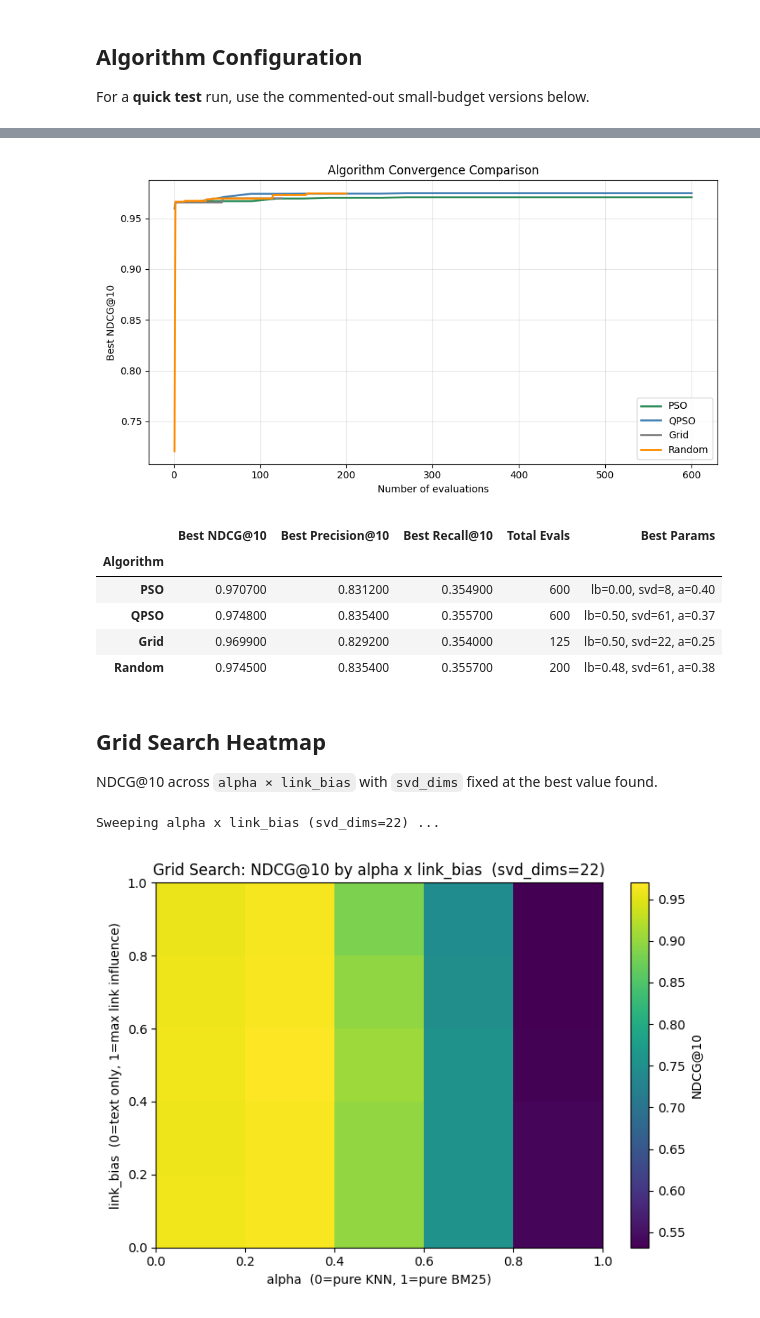
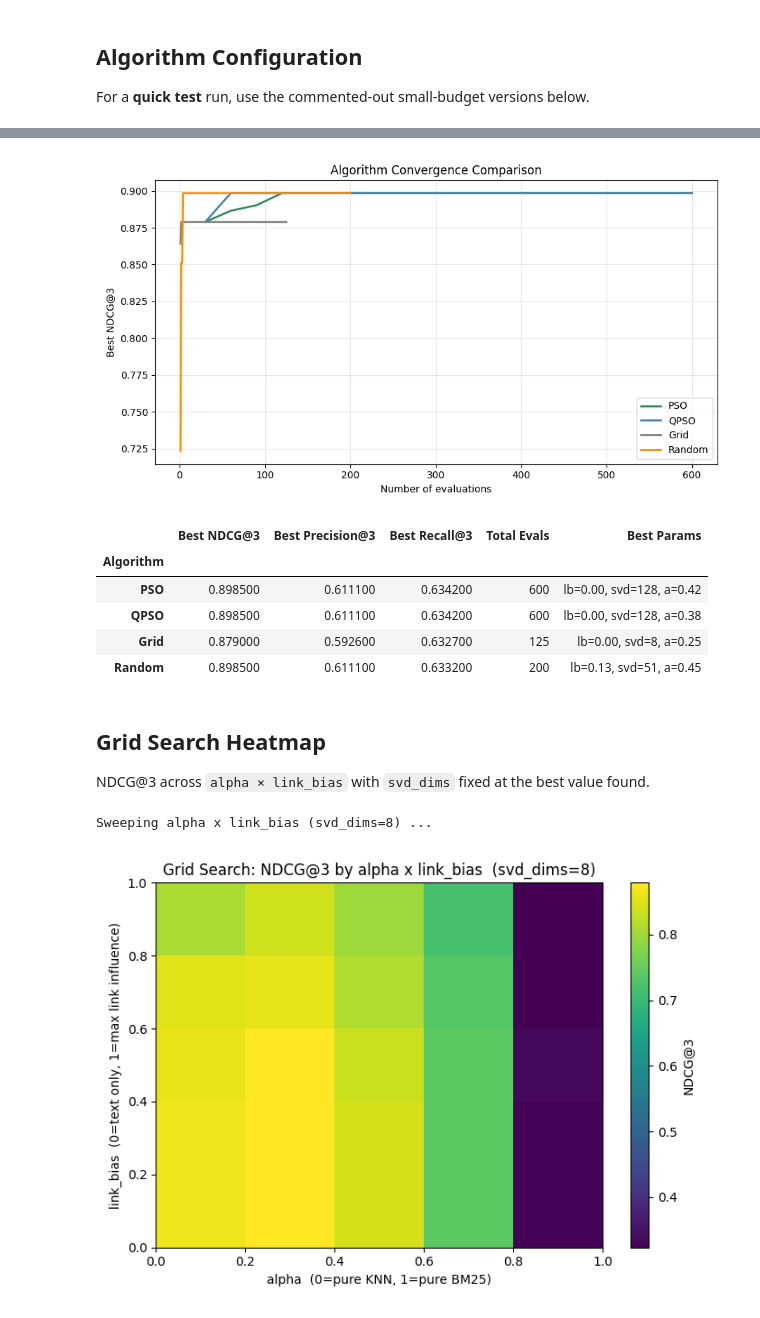
Before and after one commit to Sommer-Lukas/ColonySearch, a Jupyter notebook: data/tuning/benchmark.ipynb, the cells around one changed output, grey strips where cells are left out. Saved outputs shown, nothing was run; the diff lists cells and outputs as text; code cells hidden in the pictures.

```diff
--- a/data/tuning/benchmark.ipynb
+++ b/data/tuning/benchmark.ipynb
@@ -30,7 +30,7 @@ from data.tuning.algos.grid_search import GridSearch
 from data.tuning.algos.random_search import RandomSearch
 
 DATA_DIR = _ROOT / 'data'
-K = 10
+K = 3
 print(f'Project root: {_ROOT}')
 # %% [output]
 Project root: /home/lukas/Documents/Uni/THN/IntroBC/ColonySearch
@@ -166,7 +218,7 @@ for name, res in results.items():
     ax.plot(xs, ys, label=name, color=colors[name], linewidth=2)
 
 ax.set_xlabel('Number of evaluations')
-ax.set_ylabel('Best NDCG@10')
+ax.set_ylabel(f'Best NDCG@{K}')
 ax.set_title('Algorithm Convergence Comparison')
 ax.legend()
 ax.grid(True, alpha=0.3)
@@ -174,62 +226,65 @@ fig.tight_layout()
 fig.savefig('benchmark_convergence.png', dpi=120)
 plt.show()
 # %% [output]
-[figure, old version]
+[figure, new version]
 # %%
 rows = []
+ndcg_col = f"Best NDCG@{K}"
+prec_col = f"Best Precision@{K}"
+rec_col = f"Best Recall@{K}"
 for name, res in results.items():
     lb, svd, alpha = res.best_params
     metrics = evaluate(res.best_params, test_cases, k=K)
     rows.append({
         'Algorithm':         name,
-        'Best NDCG@10':      round(metrics['mean_ndcg'], 4),
-        'Best Precision@10': round(metrics['mean_precision'], 4),
-        'Best Recall@10':    round(metrics['mean_recall'], 4),
+        ndcg_col:            round(metrics['mean_ndcg'], 4),
+        prec_col:            round(metrics['mean_precision'], 4),
+        rec_col:             round(metrics['mean_recall'], 4),
         'Total Evals':       res.n_evals,
         'Best Params':       f'lb={lb:.2f}, svd={int(round(svd))}, a={alpha:.2f}',
     })
 
 df = pd.DataFrame(rows).set_index('Algorithm')
-display(df.style.highlight_max(subset=['Best NDCG@10', 'Best Precision@10', 'Best Recall@10']))
+display(df.style.highlight_max(subset=[ndcg_col, prec_col, rec_col]))
 # %% [output]
-|  | Best NDCG@10 | Best Precision@10 | Best Recall@10 | Total Evals | Best Params |
+|  | Best NDCG@3 | Best Precision@3 | Best Recall@3 | Total Evals | Best Params |
 | Algorithm |  |  |  |  |  |
-| PSO | 0.970700 | 0.831200 | 0.354900 | 600 | lb=0.00, svd=8, a=0.40 |
-| QPSO | 0.974800 | 0.835400 | 0.355700 | 600 | lb=0.50, svd=61, a=0.37 |
-| Grid | 0.969900 | 0.829200 | 0.354000 | 125 | lb=0.50, svd=22, a=0.25 |
-| Random | 0.974500 | 0.835400 | 0.355700 | 200 | lb=0.48, svd=61, a=0.38 |
+| PSO | 0.898500 | 0.611100 | 0.634200 | 600 | lb=0.00, svd=128, a=0.42 |
+| QPSO | 0.898500 | 0.611100 | 0.634200 | 600 | lb=0.00, svd=128, a=0.38 |
+| Grid | 0.879000 | 0.592600 | 0.632700 | 125 | lb=0.00, svd=8, a=0.25 |
+| Random | 0.898500 | 0.611100 | 0.633200 | 200 | lb=0.13, svd=51, a=0.45 |
 # %% [markdown]
 ## Grid Search Heatmap
 
-NDCG@10 across `alpha × link_bias` with `svd_dims` fixed at the best value found.
+NDCG@3 across `alpha × link_bias` with `svd_dims` fixed at the best value found.
 # %%
 grid_res = results['Grid']
 best_lb, best_svd, best_alpha = grid_res.best_params
 best_svd_int = int(round(best_svd))
 
 n = 5
 lb_vals    = np.linspace(0.0, 1.0, n)
 alpha_vals = np.linspace(0.0, 1.0, n)
 
 print(f'Sweeping alpha x link_bias (svd_dims={best_svd_int}) ...')
 ndcg_grid = np.zeros((n, n))
 for i, lb in enumerate(lb_vals):
     for j, al in enumerate(alpha_vals):
         m = evaluate([lb, best_svd_int, al], test_cases, k=K)
         ndcg_grid[i, j] = m['mean_ndcg']
 
 fig, ax = plt.subplots(figsize=(7, 5))
 im = ax.imshow(ndcg_grid, origin='lower', aspect='auto',
                extent=[0, 1, 0, 1], cmap='viridis')
-fig.colorbar(im, ax=ax, label='NDCG@10')
+fig.colorbar(im, ax=ax, label=f'NDCG@{K}')
 ax.set_xlabel('alpha  (0=pure KNN, 1=pure BM25)')
 ax.set_ylabel('link_bias  (0=text only, 1=max link influence)')
-ax.set_title(f'Grid Search: NDCG@10 by alpha x link_bias  (svd_dims={best_svd_int})')
+ax.set_title(f'Grid Search: NDCG@{K} by alpha x link_bias  (svd_dims={best_svd_int})')
 fig.tight_layout()
 plt.show()
 # %% [output]
-Sweeping alpha x link_bias (svd_dims=22) ...
+Sweeping alpha x link_bias (svd_dims=8) ...
-[figure, old version]
+[figure, new version]
 # %% [markdown]
 ## QPSO Particle Trace
 
```
Also changed, not shown: parts of 6 cells of this notebook, 17 other files.
